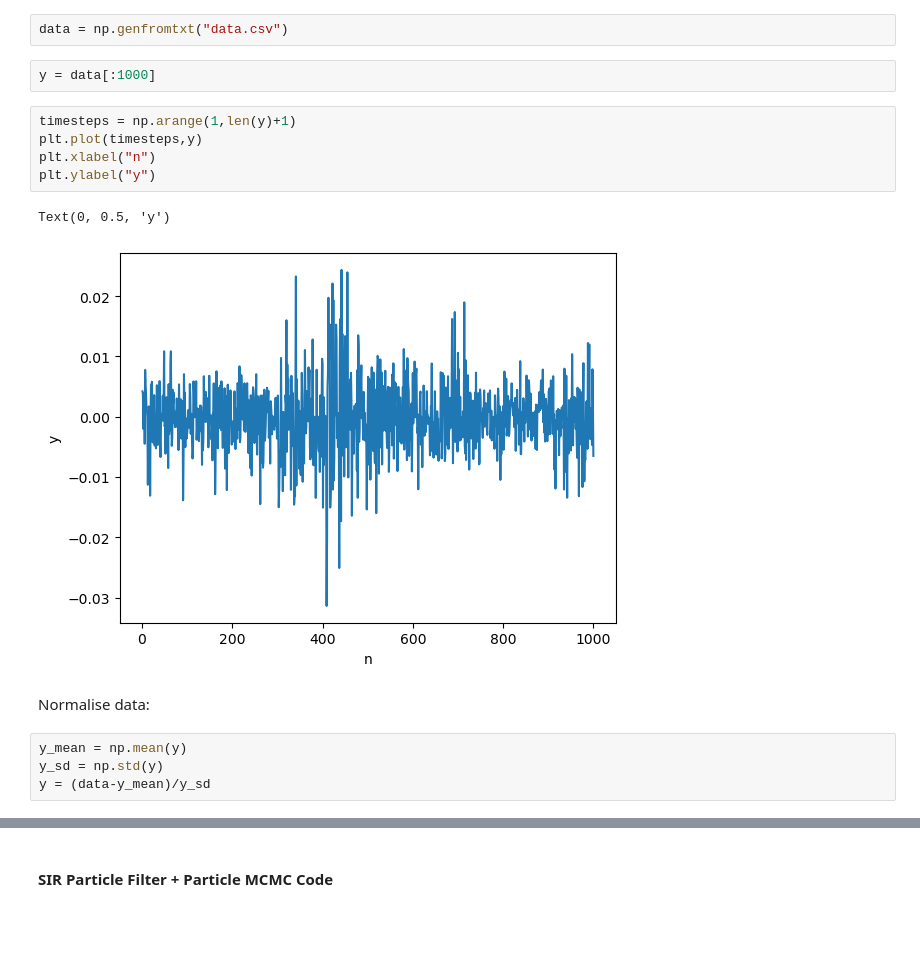
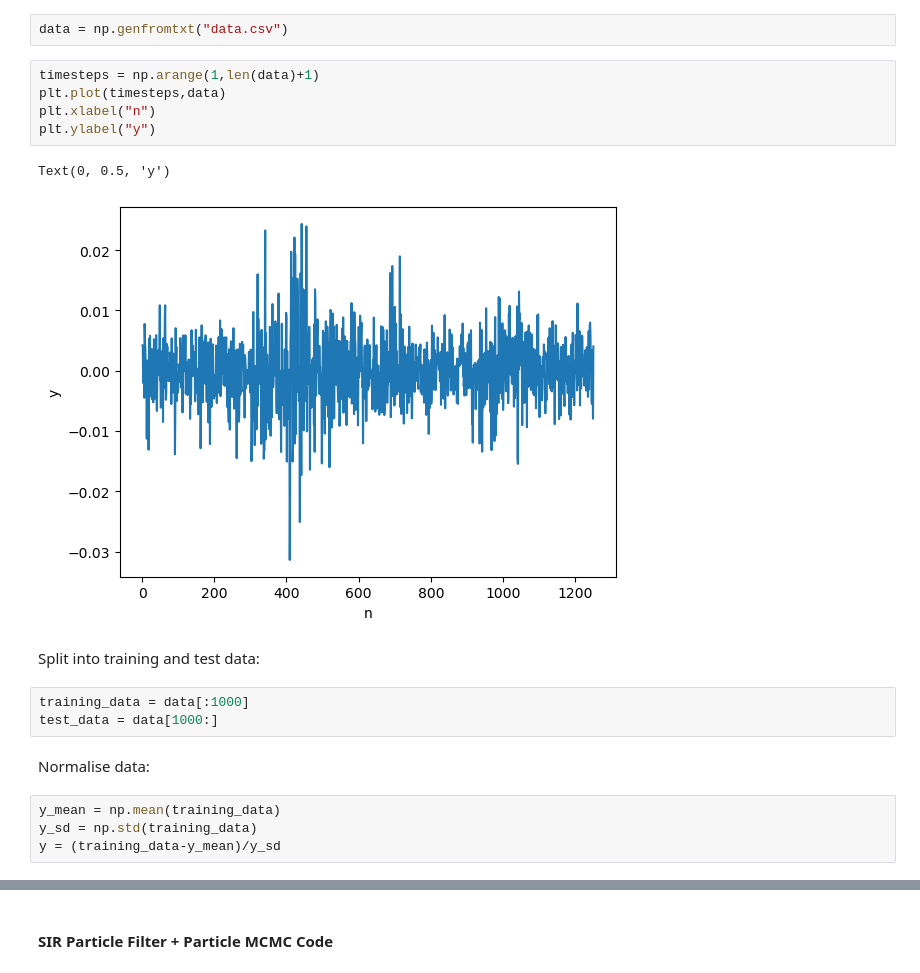
Before and after one commit to Gautam-Chauhan/Advanced-Simulation-Coursework, a Jupyter notebook: Q3.ipynb, the cells around one changed output, grey strips where cells are left out. Cells and saved outputs as stored; diff of their text form; blank space fills up the shorter version.

```diff
--- a/Q3.ipynb
+++ b/Q3.ipynb
@@ -15,22 +15,25 @@ import csv
 Import and plot the given dataset:
 # %%
 data = np.genfromtxt("data.csv")
-# %%
-y = data[:1000]
 # %%
-timesteps = np.arange(1,len(y)+1)
-plt.plot(timesteps,y)
+timesteps = np.arange(1,len(data)+1)
+plt.plot(timesteps,data)
 plt.xlabel("n")
 plt.ylabel("y")
 # %% [output]
 Text(0, 0.5, 'y')
-[figure, old version]
+[figure, new version]
+# %% [markdown]
+Split into training and test data:
+# %%
+training_data = data[:1000]
+test_data = data[1000:]
 # %% [markdown]
 Normalise data:
 # %%
-y_mean = np.mean(y)
-y_sd = np.std(y)
-y = (data-y_mean)/y_sd
+y_mean = np.mean(training_data)
+y_sd = np.std(training_data)
+y = (training_data-y_mean)/y_sd
 # %%
 timesteps = np.arange(1,len(y)+1)
 plt.plot(timesteps,y)
```
Also changed, not shown: parts of 45 cells of this notebook, 2 other files.
